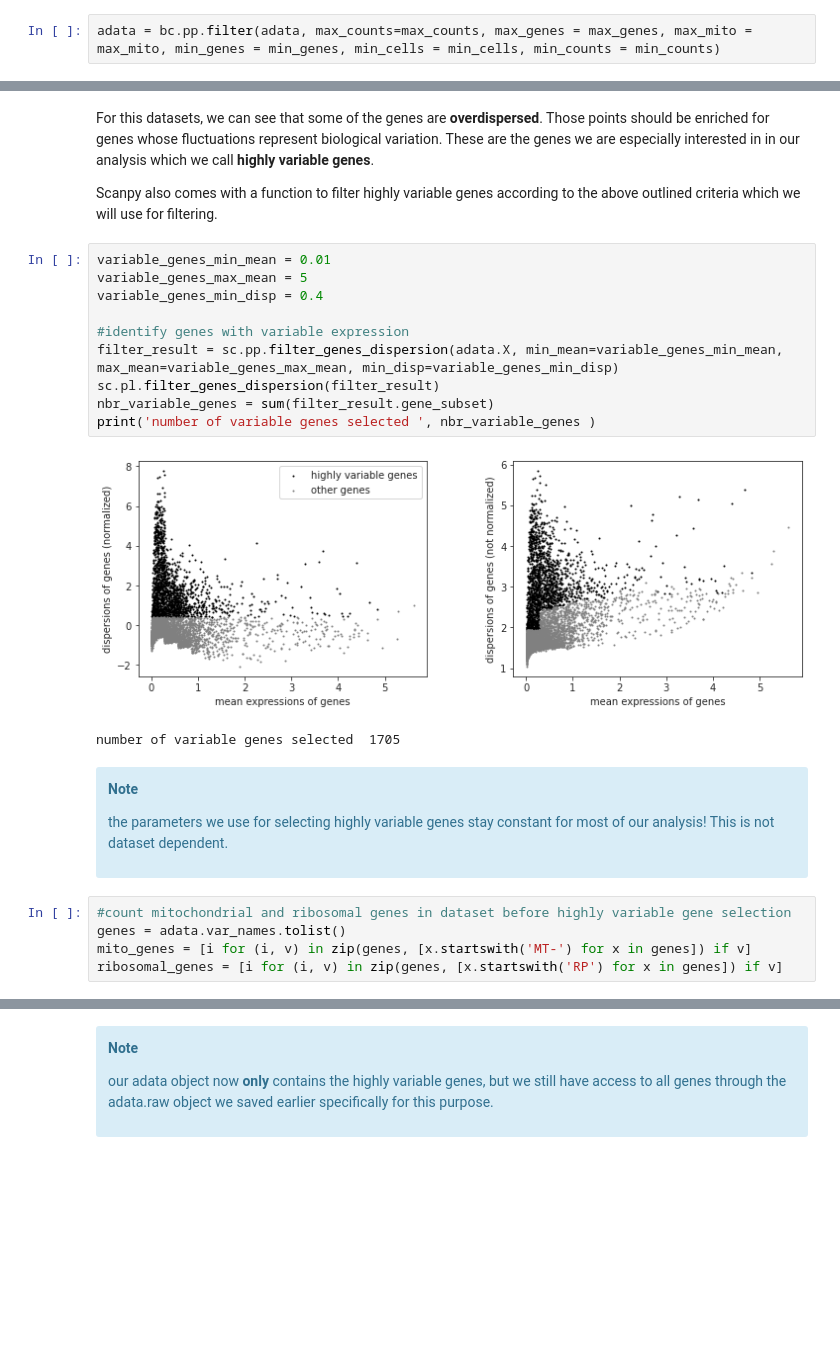
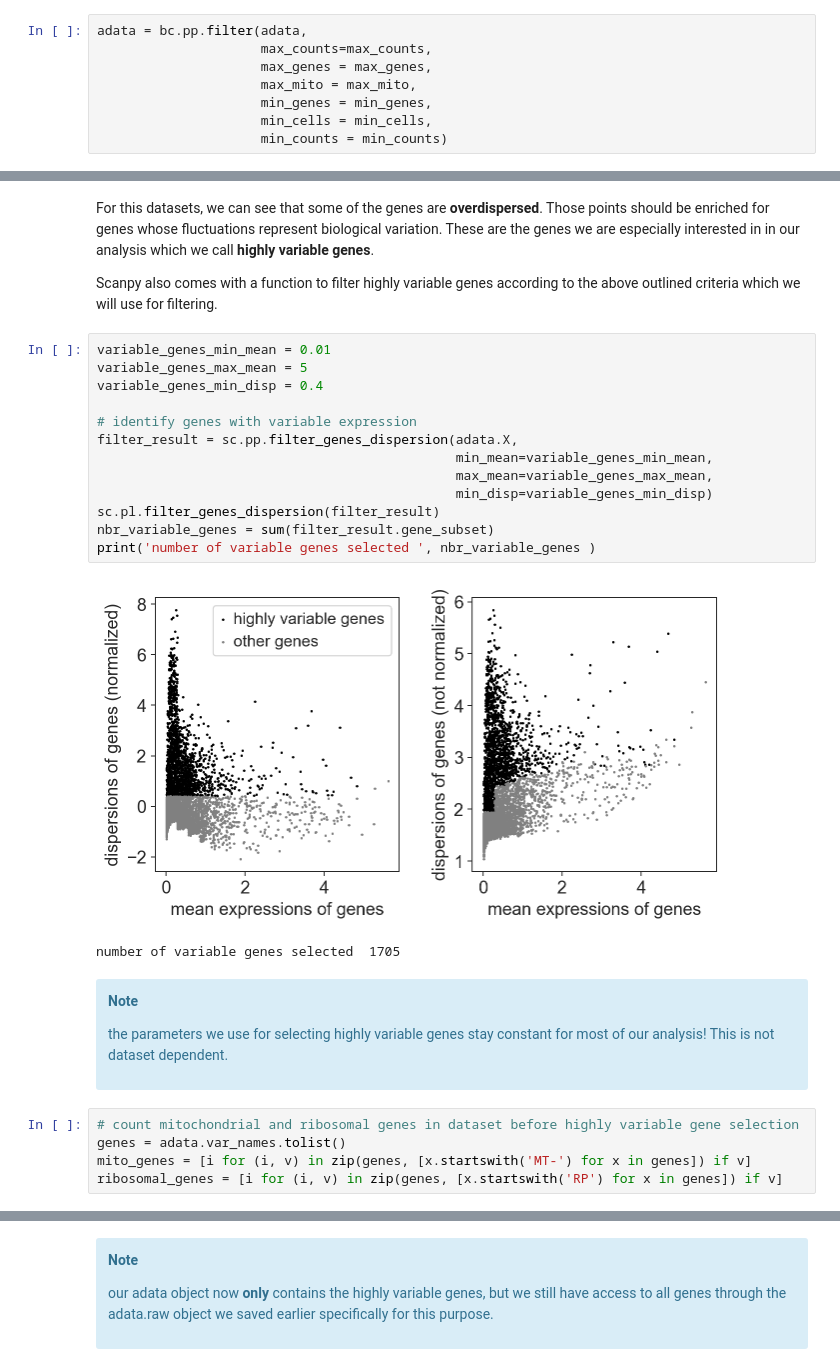
Before and after one commit to bedapub/besca, a Jupyter notebook: docs/source/tutorials/notebook1_data_processing_pbmc3k.ipynb, the cells around one changed output, grey strips where cells are left out. Drawn from its saved outputs; the diff is of its cells as text; blank space fills up the shorter version.

```diff
--- a/docs/source/tutorials/notebook1_data_processing_pbmc3k.ipynb
+++ b/docs/source/tutorials/notebook1_data_processing_pbmc3k.ipynb
@@ -186,4 +198,10 @@ In the standard Besca workflow, we propose some thresholds that could be an init
 
 </div>
 # %%
-adata = bc.pp.filter(adata, max_counts=max_counts, max_genes = max_genes, max_mito = max_mito, min_genes = min_genes, min_cells = min_cells, min_counts = min_counts)
+adata = bc.pp.filter(adata,
+                     max_counts=max_counts,
+                     max_genes = max_genes,
+                     max_mito = max_mito,
+                     min_genes = min_genes,
+                     min_cells = min_cells,
+                     min_counts = min_counts)
@@ -406,15 +423,18 @@ Scanpy also comes with a function to filter highly variable genes according to t
 # %%
 variable_genes_min_mean = 0.01
 variable_genes_max_mean = 5
 variable_genes_min_disp = 0.4
 
-#identify genes with variable expression
-filter_result = sc.pp.filter_genes_dispersion(adata.X, min_mean=variable_genes_min_mean, max_mean=variable_genes_max_mean, min_disp=variable_genes_min_disp)
+# identify genes with variable expression
+filter_result = sc.pp.filter_genes_dispersion(adata.X,
+                                              min_mean=variable_genes_min_mean,
+                                              max_mean=variable_genes_max_mean,
+                                              min_disp=variable_genes_min_disp)
 sc.pl.filter_genes_dispersion(filter_result)
 nbr_variable_genes = sum(filter_result.gene_subset)
 print('number of variable genes selected ', nbr_variable_genes )
 # %% [output]
-[figure, old version]
+[figure, new version]
 number of variable genes selected  1705
 # %% [markdown]
 <div class="alert alert-info">
@@ -425,7 +445,7 @@ the parameters we use for selecting highly variable genes stay constant for most
 
 </div>
 # %%
-#count mitochondrial and ribosomal genes in dataset before highly variable gene selection
+# count mitochondrial and ribosomal genes in dataset before highly variable gene selection
 genes = adata.var_names.tolist()
 mito_genes = [i for (i, v) in zip(genes, [x.startswith('MT-') for x in genes]) if v]
 ribosomal_genes = [i for (i, v) in zip(genes, [x.startswith('RP') for x in genes]) if v]
```
Also changed, not shown: parts of 41 cells of this notebook, 33 other files.
